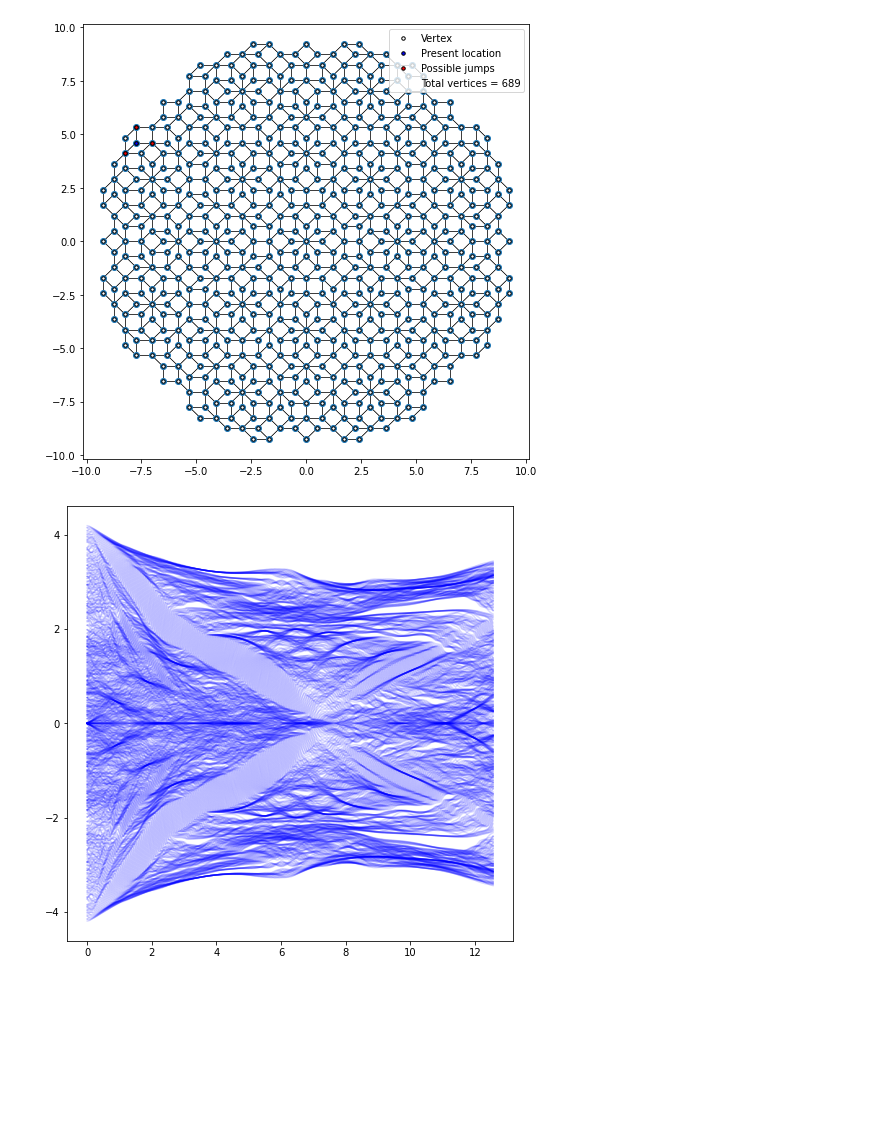
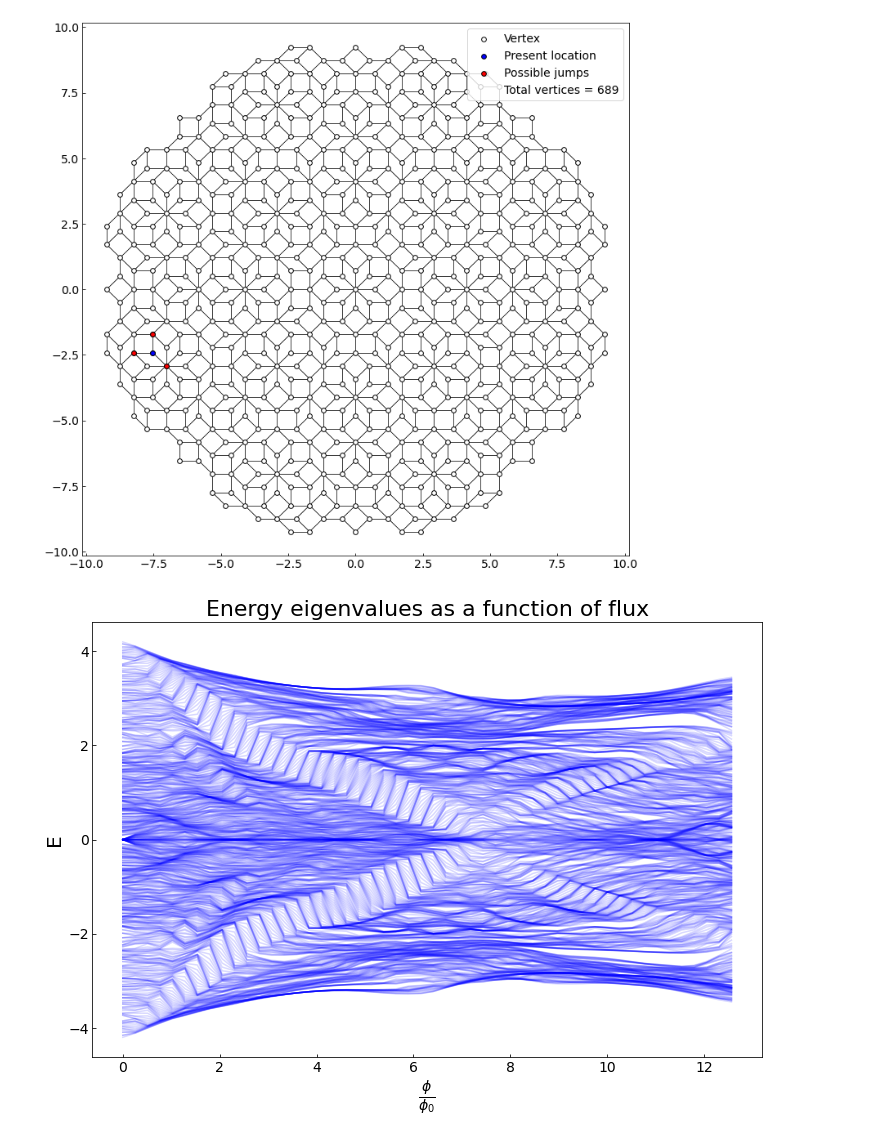
Before and after one commit to Kroghski/Bachelor, a Jupyter notebook: Bachelor_code/Ammann-Beenker_tiling.ipynb, the cells around one changed output. Drawn from its saved outputs; the diff is of its cells as text; code cells hidden in the pictures; blank space fills up the shorter version.

```diff
--- a/Bachelor_code/Ammann-Beenker_tiling.ipynb
+++ b/Bachelor_code/Ammann-Beenker_tiling.ipynb
@@ -5,3 +1,13 @@ import matplotlib.pyplot as plt
+# %%
+## Libraries
+import numpy as np
+import matplotlib.pyplot as plt
+
+## Plot settings
+plt.rc('xtick', direction='in', labelsize=14)
+plt.rc('ytick', direction='in', labelsize=14)
+plt.rc('axes', labelsize=20, titlesize=22)
+plt.rc('legend', fontsize=14)
 # %%
 # Generate a list from -x to x including 0
 def ss(n):
@@ -68,7 +74,7 @@ def jump_finder(input_list):
 total_jumps, jump_indices = jump_finder(z)
 # %%
 # Define figure
-fig, ax = plt.subplots(figsize=(8,8))
+fig, ax = plt.subplots(figsize=(12,12))
 
 # Plot all possible paths between vertices
 for i,j in zip(z,total_jumps):
@@ -83,26 +89,24 @@ ys = [w.imag for w in z]
 
 # Choose index to highlight a specific vertex and its connecting points
 #ind_choice = int(len(z)*0.33)
-ind_choice = 0
+ind_choice = 65
 
 xs_jumps = [w.real for w in total_jumps[ind_choice]]
 ys_jumps = [w.imag for w in total_jumps[ind_choice]]
 
-ax.scatter(xs,ys)
+marker_size = 33
 
-marker_size = 12
-
-ax.scatter(x= xs, y= ys, s= marker_size, facecolor= 'w', edgecolor= 'k', label= "Vertex")
-ax.scatter(x= xs[ind_choice], y= ys[ind_choice], s= marker_size, facecolor= 'b', edgecolor= 'k', label= "Present location")
-ax.scatter(x= xs_jumps, y= ys_jumps, s= marker_size, facecolor= 'r', edgecolor= 'k', label= "Possible jumps")
+ax.scatter(x= xs, y= ys, s= marker_size, facecolor= 'w', edgecolor= 'k', label= "Vertex", linewidth= 1)
+ax.scatter(x= xs[ind_choice], y= ys[ind_choice], s= marker_size, facecolor= 'b', edgecolor= 'k', label= "Present location", linewidth= 1)
+ax.scatter(x= xs_jumps, y= ys_jumps, s= marker_size, facecolor= 'r', edgecolor= 'k', label= "Possible jumps", linewidth= 1)
 ax.plot([],[], linestyle= '', label= "Total vertices = {}".format(len(z)))
 
-ax.legend()
+ax.legend(loc= 1)
 
 plt.savefig('../Illustrations/hofstadter_AB_tiling.png')
 plt.show()
 # %% [output]
-[figure, old version]
+[figure, new version]
 # %%
 def Hamil_solve(z, B):
     # Define now a skeleton of the Hamiltonian
@@ -129,12 +133,14 @@ def Hamil_solve(z, B):
         for k, t in zip(y, z):
             H[x, k] = J * np.exp(1j * t)
 
-    # Now we find the eigenvalues
+    # Now we find the eigenvalues and eigenvectors
+    # Note that eigh returns normalized eigenvectors!
+    # Note the eigenvectors are arranged in a matrix so eig_vecs[:,i] chooses the i'th column which is the i'th eigenvector
     eig_vals, eig_vecs = np.linalg.eigh(H)
     return eig_vals, eig_vecs
 
 # Calculate eigenvalues for varying B field strength
-Bs = np.linspace(0,4*np.pi,250)
+Bs = np.linspace(0,4*np.pi,50)
 eigvals = [Hamil_solve(z,x)[0] for x in Bs]
 # Segment the eigenvalues into proper drawable bands
 dim_H = len(z)
@@ -145,12 +151,17 @@ for i in bands:
     band = [x[i] for x in eigvals]
     eigs_banded.append(band)
 # %%
-fig, ax = plt.subplots(figsize= (8,8))
+fig, ax = plt.subplots(figsize= (12,8))
 
 for y in eigs_banded:
     ax.plot(Bs,y, color= 'b', alpha= 0.15)
 
+ax.set_title('Energy eigenvalues as a function of flux')
+ax.set_xlabel(r'$\frac{\phi}{\phi_0}$')
+ax.set_ylabel(r'E')
+
+
 plt.savefig('../Illustrations/AB_bands.png')
 plt.show()
 # %% [output]
-[figure, old version]
+[figure, new version]
```
Also changed, not shown: parts of 2 cells of this notebook, 3 other files.
